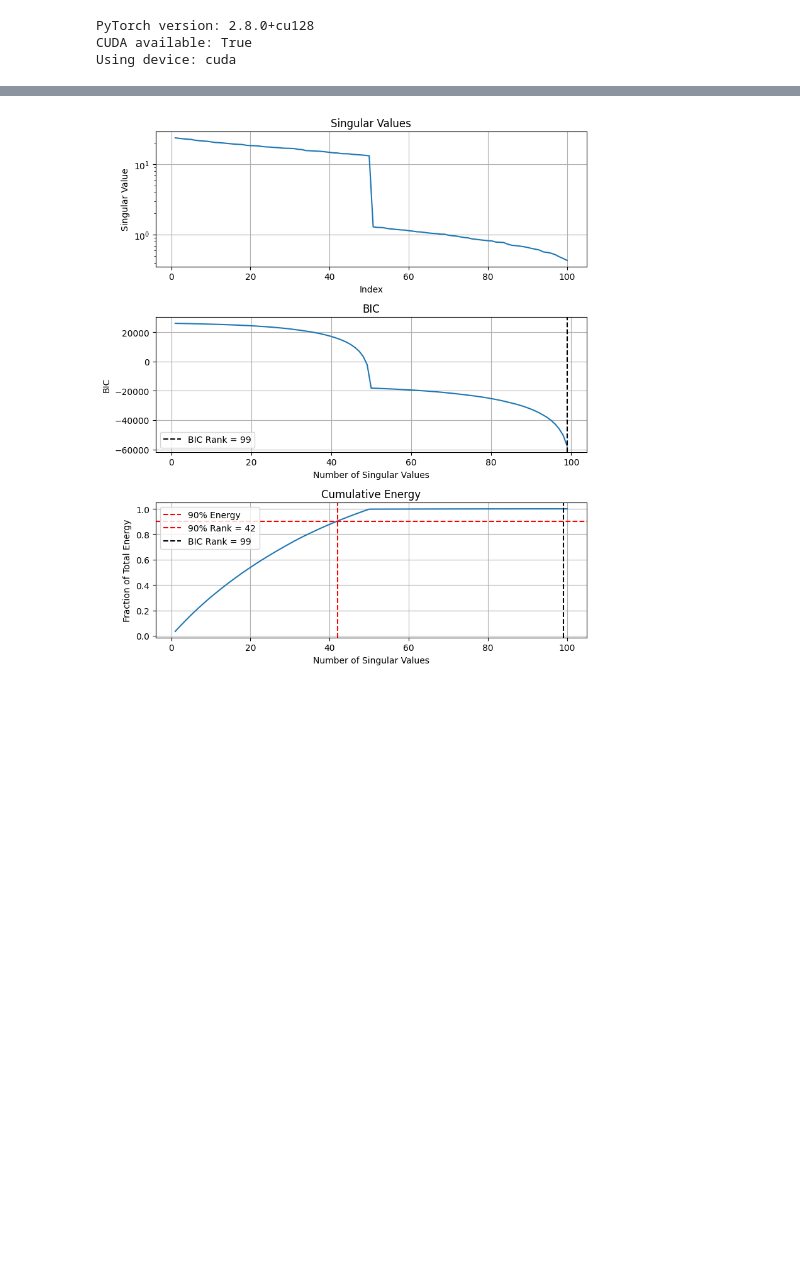
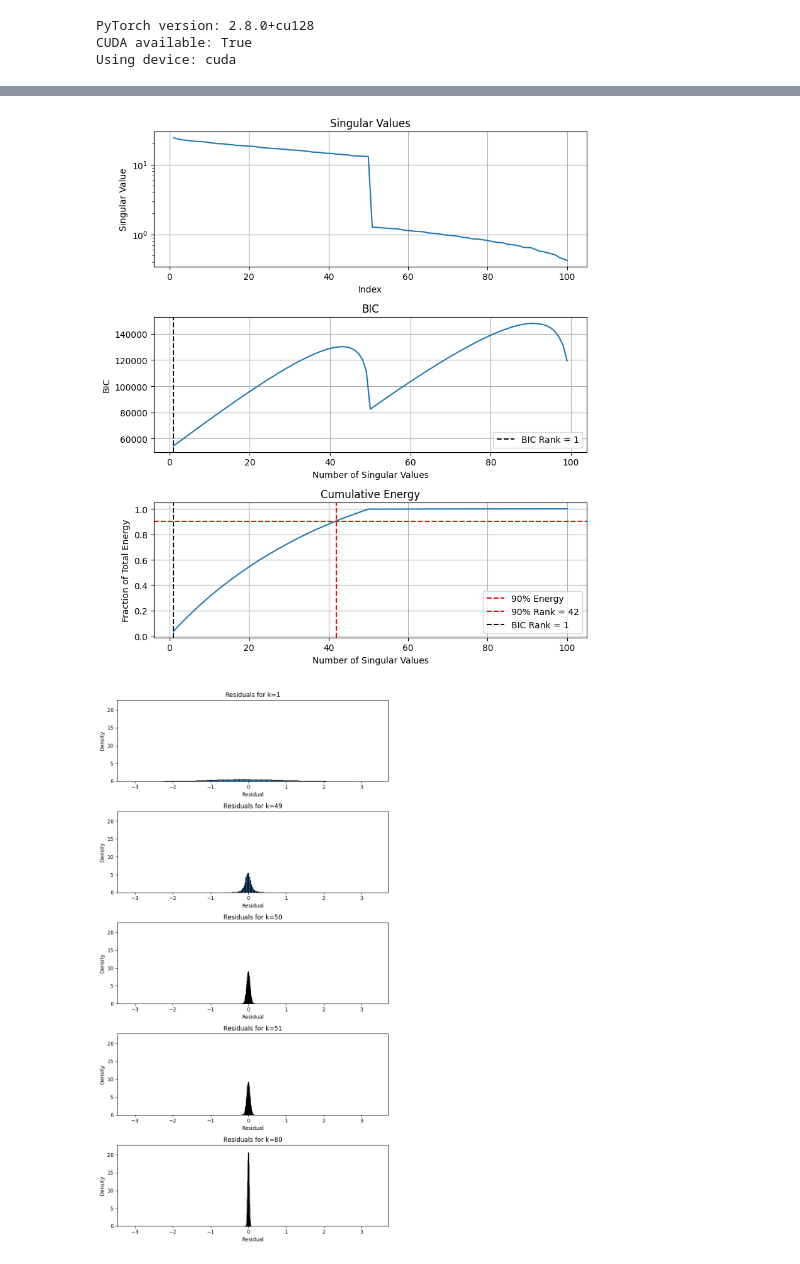
Before and after one commit to erikerlandson/mdl-matrix-rank, a Jupyter notebook: nb/svd-bic.ipynb, the cells around one changed output, grey strips where cells are left out. Cells and saved outputs as stored; diff of their text form; code cells hidden in the pictures; blank space fills up the shorter version.

Commit message:
plot densities

```diff
--- a/nb/svd-bic.ipynb
+++ b/nb/svd-bic.ipynb
@@ -63,6 +76,30 @@ def matrix_with_rank(k, rows, cols, scale=100):
     for j in range(k, S.shape[0]):
         S[j] /= scale
     return U @ torch.diag(S) @ Vt
+# %%
+def plot_residuals(ks, A, S, U, Vt):
+    nk = len(ks)
+    fig, axs = plt.subplots(nk, 1, figsize=(8, nk*3))
+    axs = list(axs)
+    xmin, xmax = -1e-3, +1e-3
+    ymax = 0
+    for ax, k in zip(axs, ks):
+        Ak = U[:, :k] @ torch.diag(S[:k]) @ Vt[:k, :]
+        Ares = (A - Ak).flatten().cpu().numpy()
+        densities, edges = np.histogram(Ares, bins=50, density=True)
+        ymax = max(ymax, np.max(densities))
+        xmin = min(xmin, np.min(edges))
+        xmax = max(xmax, np.max(edges))
+        widths = np.diff(edges)
+        ax.bar(edges[:-1], densities, width=widths, edgecolor='black')
+        ax.set_xlabel('Residual')
+        ax.set_ylabel('Density')
+        ax.set_title(f'Residuals for k={k}')
+    for ax in axs:
+        ax.set_xlim(xmin, xmax)
+        ax.set_ylim(0, 1.1*ymax)
+    plt.tight_layout()
+    plt.show()
 # %%
 def plot_svd(S, bic):
     S = np.array(S)
@@ -116,7 +155,9 @@ plot_svd(Sx10.cpu().numpy(), bic10)
 # %%
 X = matrix_with_rank(50, 200, 100, scale=10)
 Ux, Sx, Vtx = torch.linalg.svd(X, full_matrices=False)
-bic = list(gen_svd_aic(X, Sx, Ux, Vtx))
+bic = list(gen_svd_bic2(X, Sx, Ux, Vtx))
 plot_svd(Sx.cpu().numpy(), bic)
+plot_residuals([1, 49, 50, 51, 80], X, Sx, Ux, Vtx)
 # %% [output]
-[figure, old version]
+[figure, new version]
+[figure, added]
```
Also changed, not shown: parts of 2 cells of this notebook.
